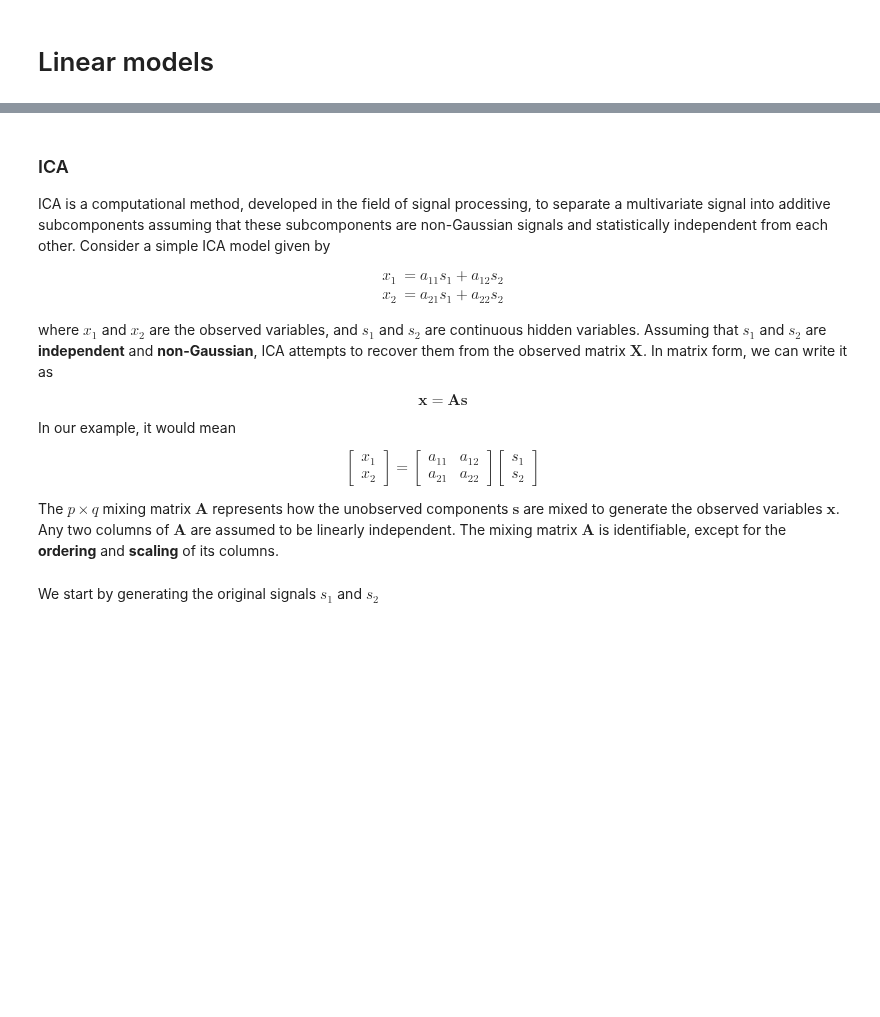
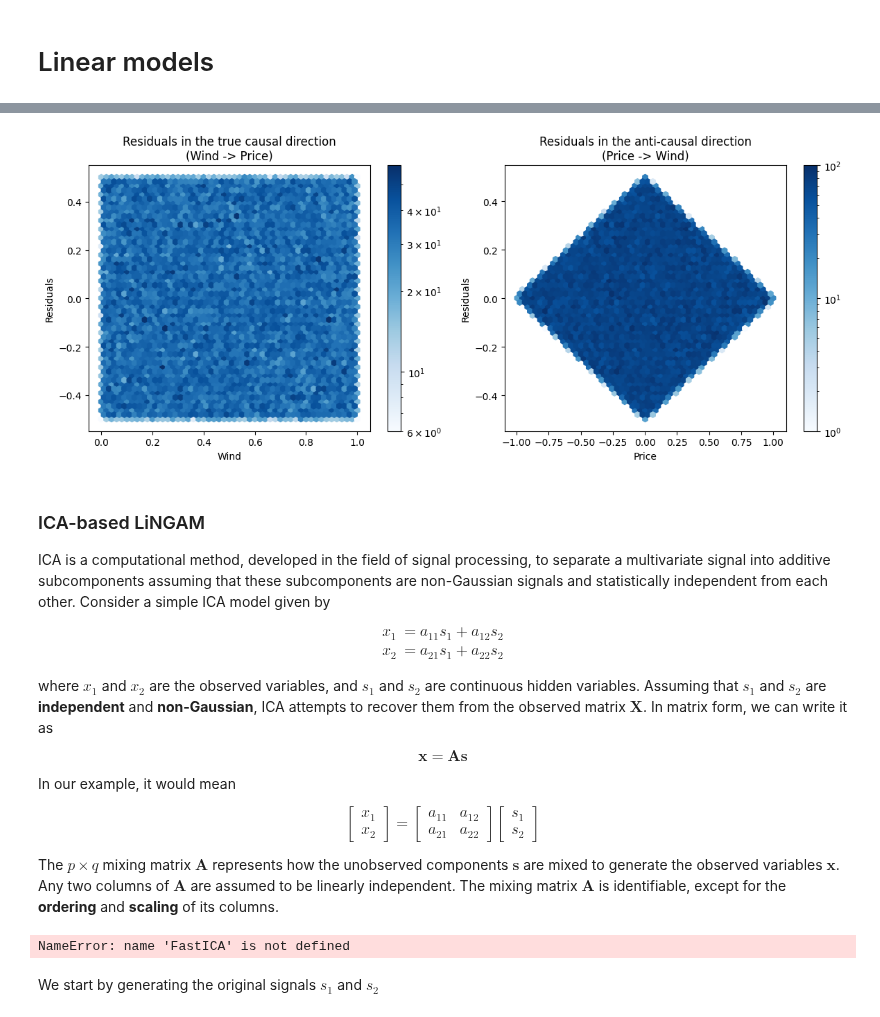
Before and after one commit to dcacciarelli/my-causality-book, a Jupyter notebook: _build/jupyter_execute/notebooks/semiparametric_lingam.ipynb, the cells around one changed output, grey strips where cells are left out. Drawn from its saved outputs; the diff is of its cells as text; code cells hidden in the pictures; blank space fills up the shorter version.

```diff
--- a/_build/jupyter_execute/notebooks/semiparametric_lingam.ipynb
+++ b/_build/jupyter_execute/notebooks/semiparametric_lingam.ipynb
@@ -17,5 +203,46 @@ There are two main approaches to estimate a LiNGAM model: independent component
+# %%
+# Synthetic data generation based on the given equations
+wind = np.random.uniform(0, 1, size=n)  # Predictor variable
+price = -1 * wind + np.random.uniform(0, 1, size=n)  # Response variable with non-Gaussian noise (uniform)
+
+# Prepare the data for regression
+wind_with_const = sm.add_constant(wind)  # Add a constant term for the intercept
+price_with_const = sm.add_constant(price)  # Add a constant term for the intercept
+
+# Linear regression in the true causal direction (wind -> price)
+true_model = sm.OLS(endog=price, exog=wind_with_const)
+true_model_results = true_model.fit()
+price_pred = true_model_results.predict(wind_with_const)
+price_residuals = price - price_pred
+
+# Linear regression in the anti-causal direction (price -> wind)
+anti_model = sm.OLS(endog=wind, exog=price_with_const)
+anti_model_results = anti_model.fit()
+wind_pred = anti_model_results.predict(price_with_const)
+wind_residuals = wind - wind_pred
+
+# Setting up the plots
+fig, axes = plt.subplots(1, 2, figsize=(12, 5))
+
+# All the data
+hb1 = axes[0].hexbin(wind, price_residuals, gridsize=50, cmap='Blues', bins='log')
+cb1 = fig.colorbar(hb1, ax=axes[0])
+axes[0].set_title('Residuals in the true causal direction\n(Wind -> Price)')
+axes[0].set_xlabel('Wind')
+axes[0].set_ylabel('Residuals')
+
+# After conditioning
+hb2 = axes[1].hexbin(price, wind_residuals, gridsize=50, cmap='Blues', bins='log')
+cb2 = fig.colorbar(hb2, ax=axes[1])
+axes[1].set_title('Residuals in the anti-causal direction\n(Price -> Wind)')
+axes[1].set_xlabel('Price')
+axes[1].set_ylabel('Residuals')
+
+plt.tight_layout()
+# %% [output]
+[figure, added]
 # %% [markdown]
-### ICA
+### ICA-based LiNGAM
 
 ICA is a computational method, developed in the field of signal processing, to separate a multivariate signal into additive subcomponents assuming that these subcomponents are non-Gaussian signals and statistically independent from each other. Consider a simple ICA model given by
 
@@ -47,6 +274,13 @@ In our example, it would mean
 \end{equation}
 
 The $p \times q$ mixing matrix $\mathbf{A}$ represents how the unobserved components $\mathbf{s}$ are mixed to generate the observed variables $\mathbf{x}$. Any two columns of $\mathbf{A}$ are assumed to be linearly independent. The mixing matrix $\mathbf{A}$ is identifiable, except for the **ordering** and **scaling** of its columns.
+# %%
+ica = FastICA(n_components=2)
+recovered_signals = ica.fit_transform(X)  # Reconstruct signals
+plt.figure(figsize=(12, 4))
+plt.plot(time, recovered_signals)
+# %% [output]
+NameError: name 'FastICA' is not defined
 # %%
 from sklearn.decomposition import FastICA
 import numpy as np
```
Also changed, not shown: parts of 20 cells of this notebook, 36 other files.
